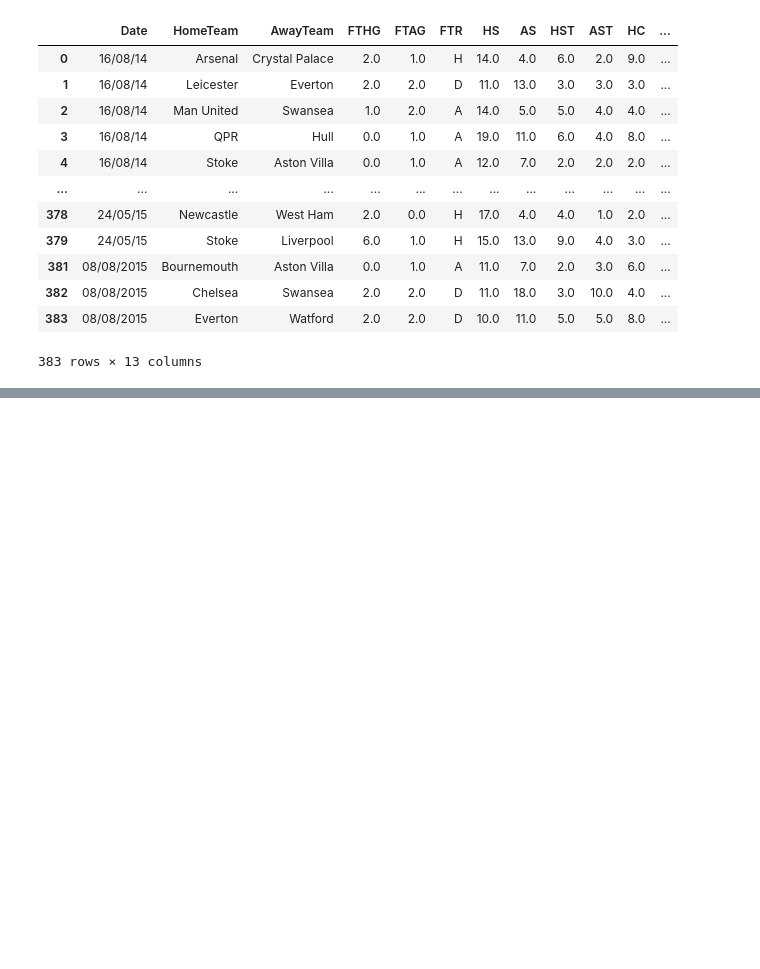
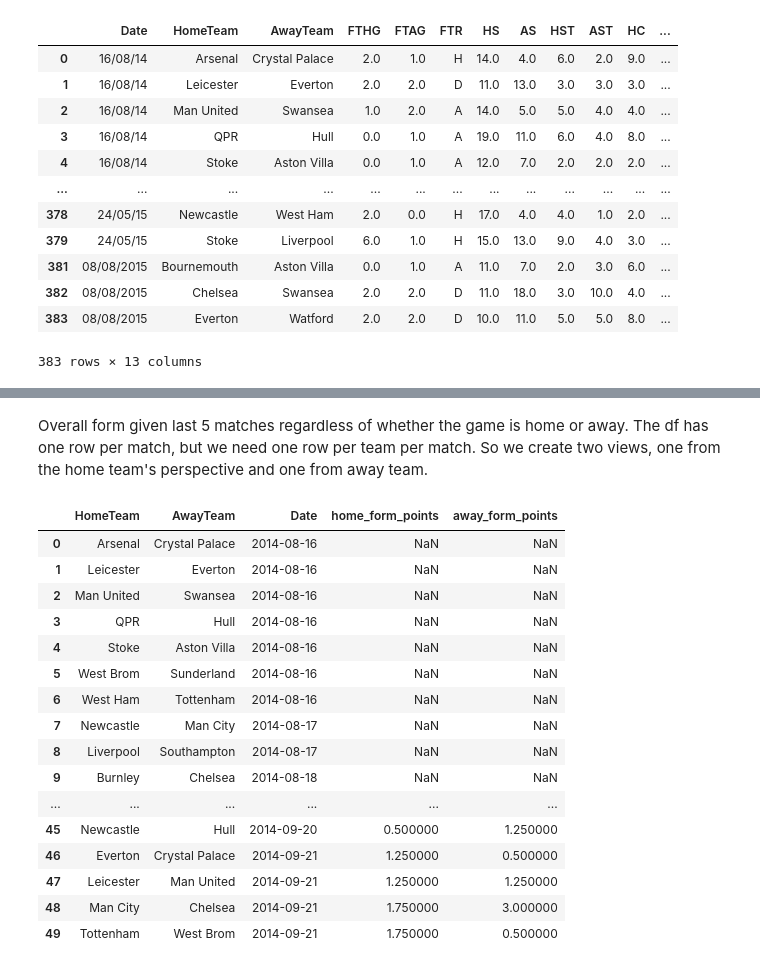
Before and after one commit to youssefelhossiny/PremMLPredictor, a Jupyter notebook: data_pipeline.ipynb, the cells around one changed output, grey strips where cells are left out. Cells and saved outputs as stored; diff of their text form; code cells hidden in the pictures; blank space fills up the shorter version.

```diff
--- a/data_pipeline.ipynb
+++ b/data_pipeline.ipynb
@@ -169,0 +247,66 @@ df.head(383)
+# %% [markdown]
+Overall form given last 5 matches regardless of whether the game is home or away.
+The df has one row per match, but we need one row per team per match.
+So we create two views, one from the home team's perspective and one from away team.
+# %%
+# df copy of the home teams perspective, they win if the FTR is H
+home_view = df[["Date", "HomeTeam", "FTHG", "FTAG", "FTR"]].copy()
+home_view["team"] = home_view["HomeTeam"]
+home_view["scored"] = home_view["FTHG"]
+#map the points a team gets 3 for a win 1 for a draw and 0 for a loss
+home_view["points"] = home_view["FTR"].map({"H": 3, "D": 1, "A": 0})
+
+# df copy of the aways teams perspective, they win if FTR is A
+away_view = df[["Date", "AwayTeam", "FTAG", "FTHG", "FTR"]].copy()
+away_view["team"] = away_view["AwayTeam"]
+away_view["scored"] = away_view["FTAG"]
+away_view["points"] = away_view["FTR"].map({"A": 3, "D": 1, "H": 0})
+
+#stack them now each match appears twice once for the home team and one for the away team
+team_matches = pd.concat([
+    home_view[["Date", "team", "scored", "points"]],
+    away_view[["Date", "team", "scored", "points"]]
+]).sort_values("Date").reset_index(drop=True)
+
+# For each team, compute rolling avg of last 5 matches
+team_matches["form_points"] = team_matches.groupby("team")["points"].transform(
+    #shift(1) excludes the current match, min_periods=3 means we need at least 3 past matches to get a value, otherwise it will be NaN
+    lambda x: x.shift(1).rolling(5, min_periods=3).mean()
+)
+team_matches["form_goals_scored"] = team_matches.groupby("team")["scored"].transform(
+    lambda x: x.shift(1).rolling(5, min_periods=3).mean()
+)
+
+# Merge back for home and away
+df = df.merge(
+    team_matches[["Date", "team", "form_points", "form_goals_scored"]].rename(columns={
+        "team": "HomeTeam", "form_points": "home_form_points", "form_goals_scored": "home_form_goals_scored"
+    }),
+    on=["Date", "HomeTeam"], how="left"
+)
+df = df.merge(
+    team_matches[["Date", "team", "form_points", "form_goals_scored"]].rename(columns={
+        "team": "AwayTeam", "form_points": "away_form_points", "form_goals_scored": "away_form_goals_scored"
+    }),
+    on=["Date", "AwayTeam"], how="left"
+)
+
+df[["HomeTeam", "AwayTeam", "Date", "home_form_points", "away_form_points"]].head(50)
+# %% [output]
+|  | HomeTeam | AwayTeam | Date | home_form_points | away_form_points |
+| 0 | Arsenal | Crystal Palace | 2014-08-16 | NaN | NaN |
+| 1 | Leicester | Everton | 2014-08-16 | NaN | NaN |
+| 2 | Man United | Swansea | 2014-08-16 | NaN | NaN |
+| 3 | QPR | Hull | 2014-08-16 | NaN | NaN |
+| 4 | Stoke | Aston Villa | 2014-08-16 | NaN | NaN |
+| 5 | West Brom | Sunderland | 2014-08-16 | NaN | NaN |
+| 6 | West Ham | Tottenham | 2014-08-16 | NaN | NaN |
+| 7 | Newcastle | Man City | 2014-08-17 | NaN | NaN |
+| 8 | Liverpool | Southampton | 2014-08-17 | NaN | NaN |
+| 9 | Burnley | Chelsea | 2014-08-18 | NaN | NaN |
+| ... | ... | ... | ... | ... | ... |
+| 45 | Newcastle | Hull | 2014-09-20 | 0.500000 | 1.250000 |
+| 46 | Everton | Crystal Palace | 2014-09-21 | 1.250000 | 0.500000 |
+| 47 | Leicester | Man United | 2014-09-21 | 1.250000 | 1.250000 |
+| 48 | Man City | Chelsea | 2014-09-21 | 1.750000 | 3.000000 |
+| 49 | Tottenham | West Brom | 2014-09-21 | 1.750000 | 0.500000 |
```
Also changed, not shown: parts of 14 cells of this notebook.
